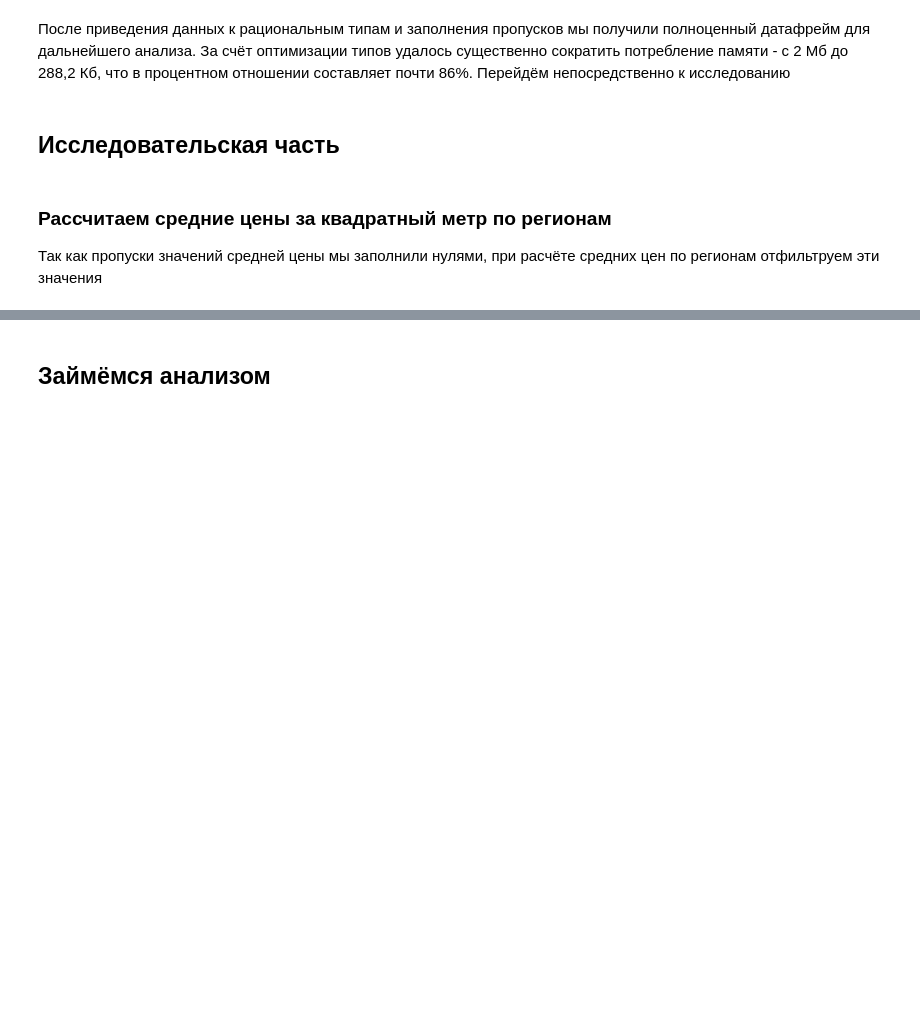
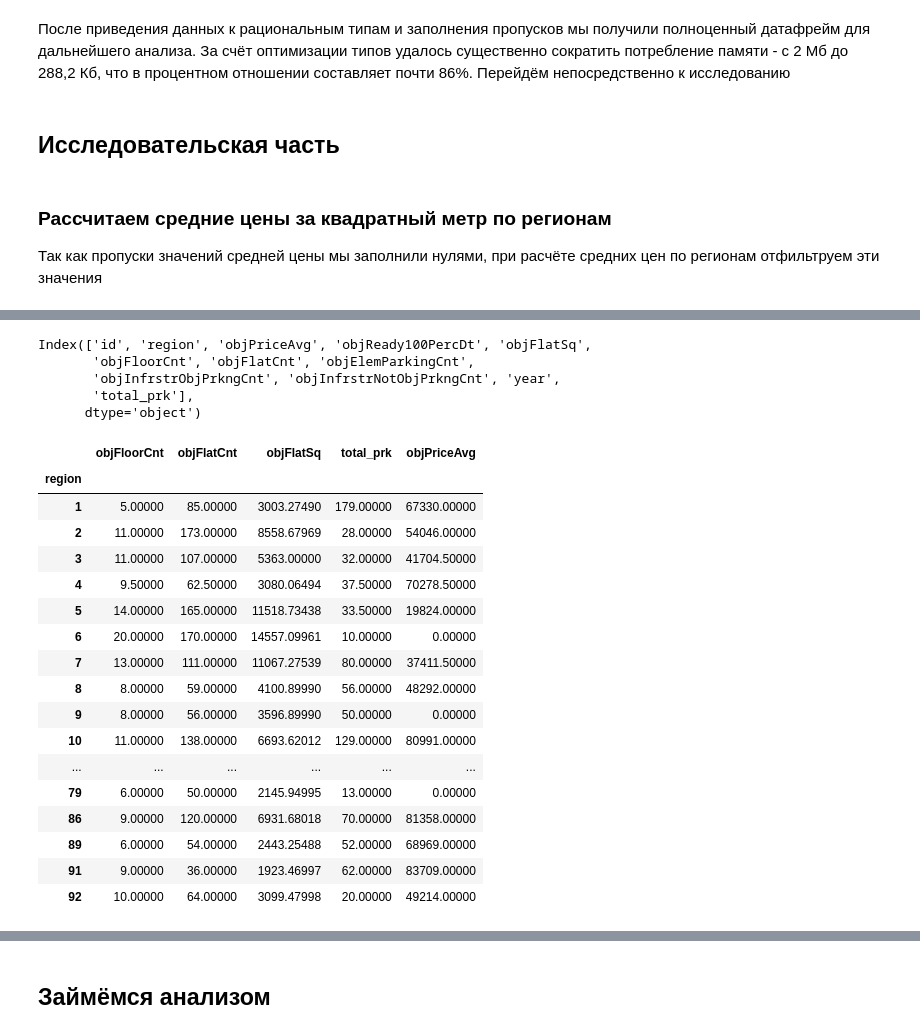
Before and after one commit to iskander-filippov/ds-school-repo, a Jupyter notebook: homework_02/homework_02.ipynb, the cells around one changed output, grey strips where cells are left out. Cells and saved outputs as stored; diff of their text form; code cells hidden in the pictures; blank space fills up the shorter version.

```diff
--- a/homework_02/homework_02.ipynb
+++ b/homework_02/homework_02.ipynb
@@ -279,3 +404,40 @@ display(avg_price_per_reg)
+# %%
+filtered_data.columns
+# %% [output]
+Index(['id', 'region', 'objPriceAvg', 'objReady100PercDt', 'objFlatSq',
+       'objFloorCnt', 'objFlatCnt', 'objElemParkingCnt',
+       'objInfrstrObjPrkngCnt', 'objInfrstrNotObjPrkngCnt', 'year',
+       'total_prk'],
+      dtype='object')
+# %%
+filtered_data.groupby('region').agg(
+    {
+        'objFloorCnt': 'median',
+        'objFlatCnt': 'median',
+        'objFlatSq': 'median',
+        'total_prk': 'median',
+        'objPriceAvg': 'median',
+    }
+)
+# %% [output]
+|  | objFloorCnt | objFlatCnt | objFlatSq | total_prk | objPriceAvg |
+| region |  |  |  |  |  |
+| 1 | 5.00000 | 85.00000 | 3003.27490 | 179.00000 | 67330.00000 |
+| 2 | 11.00000 | 173.00000 | 8558.67969 | 28.00000 | 54046.00000 |
+| 3 | 11.00000 | 107.00000 | 5363.00000 | 32.00000 | 41704.50000 |
+| 4 | 9.50000 | 62.50000 | 3080.06494 | 37.50000 | 70278.50000 |
+| 5 | 14.00000 | 165.00000 | 11518.73438 | 33.50000 | 19824.00000 |
+| 6 | 20.00000 | 170.00000 | 14557.09961 | 10.00000 | 0.00000 |
+| 7 | 13.00000 | 111.00000 | 11067.27539 | 80.00000 | 37411.50000 |
+| 8 | 8.00000 | 59.00000 | 4100.89990 | 56.00000 | 48292.00000 |
+| 9 | 8.00000 | 56.00000 | 3596.89990 | 50.00000 | 0.00000 |
+| 10 | 11.00000 | 138.00000 | 6693.62012 | 129.00000 | 80991.00000 |
+| ... | ... | ... | ... | ... | ... |
+| 79 | 6.00000 | 50.00000 | 2145.94995 | 13.00000 | 0.00000 |
+| 86 | 9.00000 | 120.00000 | 6931.68018 | 70.00000 | 81358.00000 |
+| 89 | 6.00000 | 54.00000 | 2443.25488 | 52.00000 | 68969.00000 |
+| 91 | 9.00000 | 36.00000 | 1923.46997 | 62.00000 | 83709.00000 |
+| 92 | 10.00000 | 64.00000 | 3099.47998 | 20.00000 | 49214.00000 |
 # %%
 sns.set_theme(style='whitegrid')
 # %%
```
Also changed, not shown: parts of 23 cells of this notebook.
